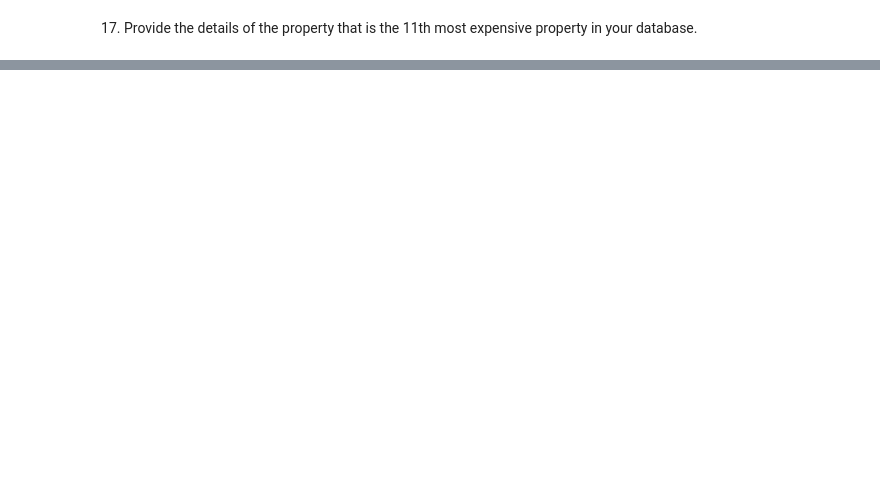
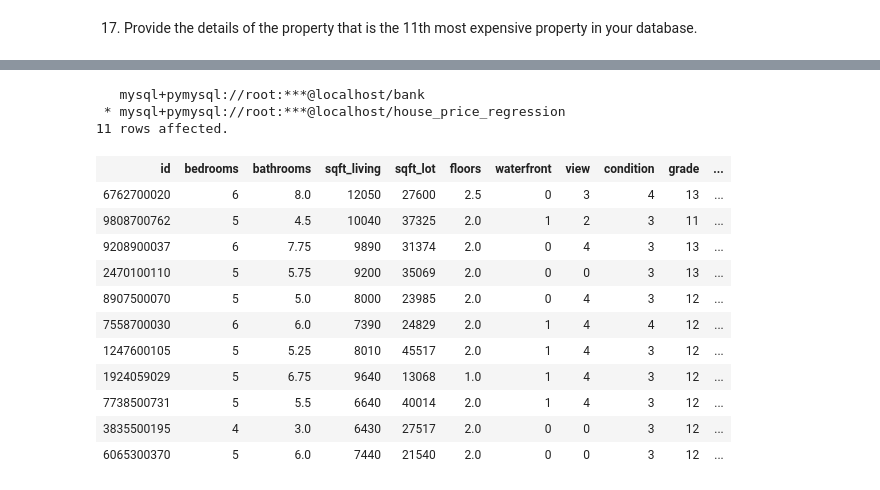
Before and after one commit to andreaevrard/EY_data_mid_bootcamp_project-regression_group_2, a Jupyter notebook: sql_queries/sql_queries_mid_project.ipynb, the cells around one changed output, grey strips where cells are left out. Cells and saved outputs as stored; diff of their text form; code cells hidden in the pictures; blank space fills up the shorter version.

```diff
--- a/sql_queries/sql_queries_mid_project.ipynb
+++ b/sql_queries/sql_queries_mid_project.ipynb
@@ -362,0 +490,21 @@ where (bedrooms between 3 and 4) and (bathrooms > 3) and (floors = 1) and (water
+# %%
+%%sql
+select * from house_price_data
+order by price desc
+limit 11;
+# %% [output]
+   mysql+pymysql://root:***@localhost/bank
+ * mysql+pymysql://root:***@localhost/house_price_regression
+11 rows affected.
+| id | bedrooms | bathrooms | sqft_living | sqft_lot | floors | waterfront | view | condition | grade | ... |
+| 6762700020 | 6 | 8.0 | 12050 | 27600 | 2.5 | 0 | 3 | 4 | 13 | ... |
+| 9808700762 | 5 | 4.5 | 10040 | 37325 | 2.0 | 1 | 2 | 3 | 11 | ... |
+| 9208900037 | 6 | 7.75 | 9890 | 31374 | 2.0 | 0 | 4 | 3 | 13 | ... |
+| 2470100110 | 5 | 5.75 | 9200 | 35069 | 2.0 | 0 | 0 | 3 | 13 | ... |
+| 8907500070 | 5 | 5.0 | 8000 | 23985 | 2.0 | 0 | 4 | 3 | 12 | ... |
+| 7558700030 | 6 | 6.0 | 7390 | 24829 | 2.0 | 1 | 4 | 4 | 12 | ... |
+| 1247600105 | 5 | 5.25 | 8010 | 45517 | 2.0 | 1 | 4 | 3 | 12 | ... |
+| 1924059029 | 5 | 6.75 | 9640 | 13068 | 1.0 | 1 | 4 | 3 | 12 | ... |
+| 7738500731 | 5 | 5.5 | 6640 | 40014 | 2.0 | 1 | 4 | 3 | 12 | ... |
+| 3835500195 | 4 | 3.0 | 6430 | 27517 | 2.0 | 0 | 0 | 3 | 12 | ... |
+| 6065300370 | 5 | 6.0 | 7440 | 21540 | 2.0 | 0 | 0 | 3 | 12 | ... |
```
Also changed, not shown: parts of 10 cells of this notebook.
